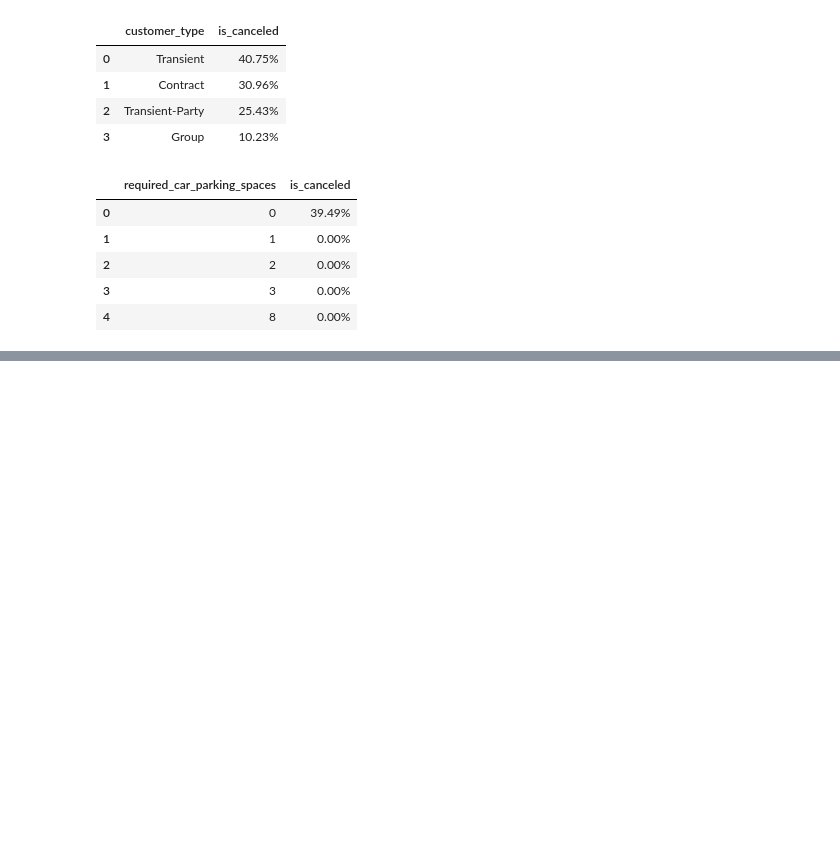
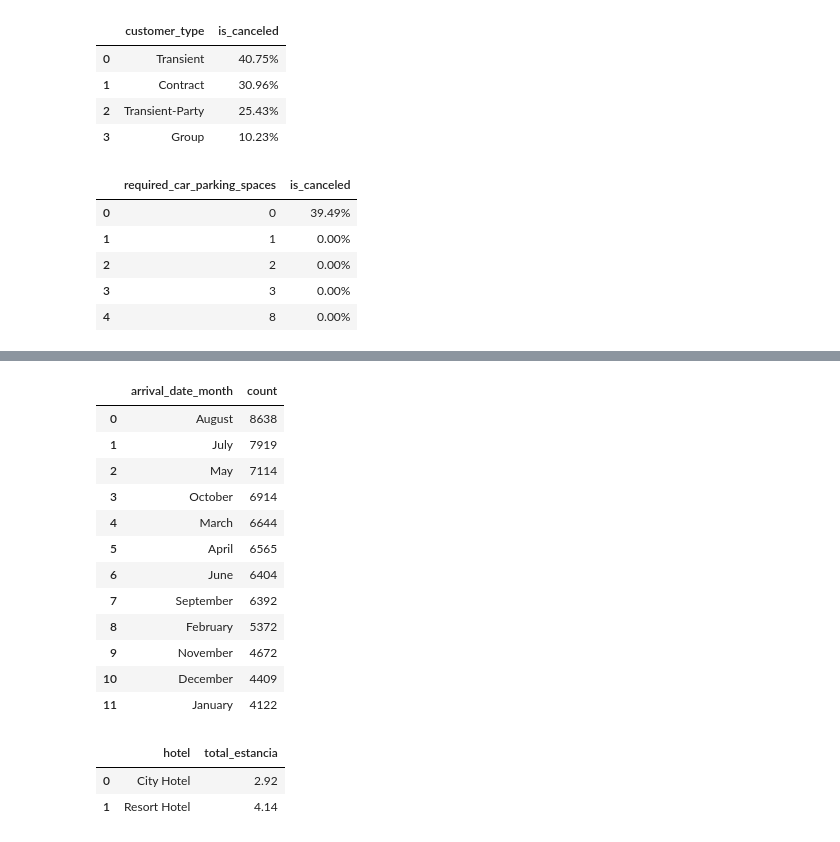
Before and after one commit to luisferdm6/02_analisis_hotelero_pandas, a Jupyter notebook: 01_limpieza_y_agrupaciones_hotel.ipynb, the cells around one changed output, grey strips where cells are left out. Drawn from its saved outputs; the diff is of its cells as text; code cells hidden in the pictures; blank space fills up the shorter version.

```diff
--- a/01_limpieza_y_agrupaciones_hotel.ipynb
+++ b/01_limpieza_y_agrupaciones_hotel.ipynb
@@ -725,0 +774,32 @@ cancelacion_por_parking
+# %%
+#¿Cuáles son los 3 meses con mayor volumen de llegadas efectivas y cuál es el mes más bajo del año?
+
+demanda_mensual = reservas_validas['arrival_date_month'].value_counts().reset_index()
+
+demanda_mensual
+# %% [output]
+|  | arrival_date_month | count |
+| 0 | August | 8638 |
+| 1 | July | 7919 |
+| 2 | May | 7114 |
+| 3 | October | 6914 |
+| 4 | March | 6644 |
+| 5 | April | 6565 |
+| 6 | June | 6404 |
+| 7 | September | 6392 |
+| 8 | February | 5372 |
+| 9 | November | 4672 |
+| 10 | December | 4409 |
+| 11 | January | 4122 |
+# %%
+#¿Cuántas noches se queda en promedio un huésped en el hotel de ciudad frente al de playa considerando únicamente estancias concretadas?
+
+reservas_validas['total_estancia'] = reservas_validas['stays_in_weekend_nights'] + reservas_validas['stays_in_week_nights']
+
+estancia_promedio = reservas_validas.groupby('hotel')['total_estancia'].mean().round(2).reset_index()
+
+estancia_promedio
+# %% [output]
+|  | hotel | total_estancia |
+| 0 | City Hotel | 2.92 |
+| 1 | Resort Hotel | 4.14 |
```
Also changed, not shown: parts of 4 cells of this notebook.
